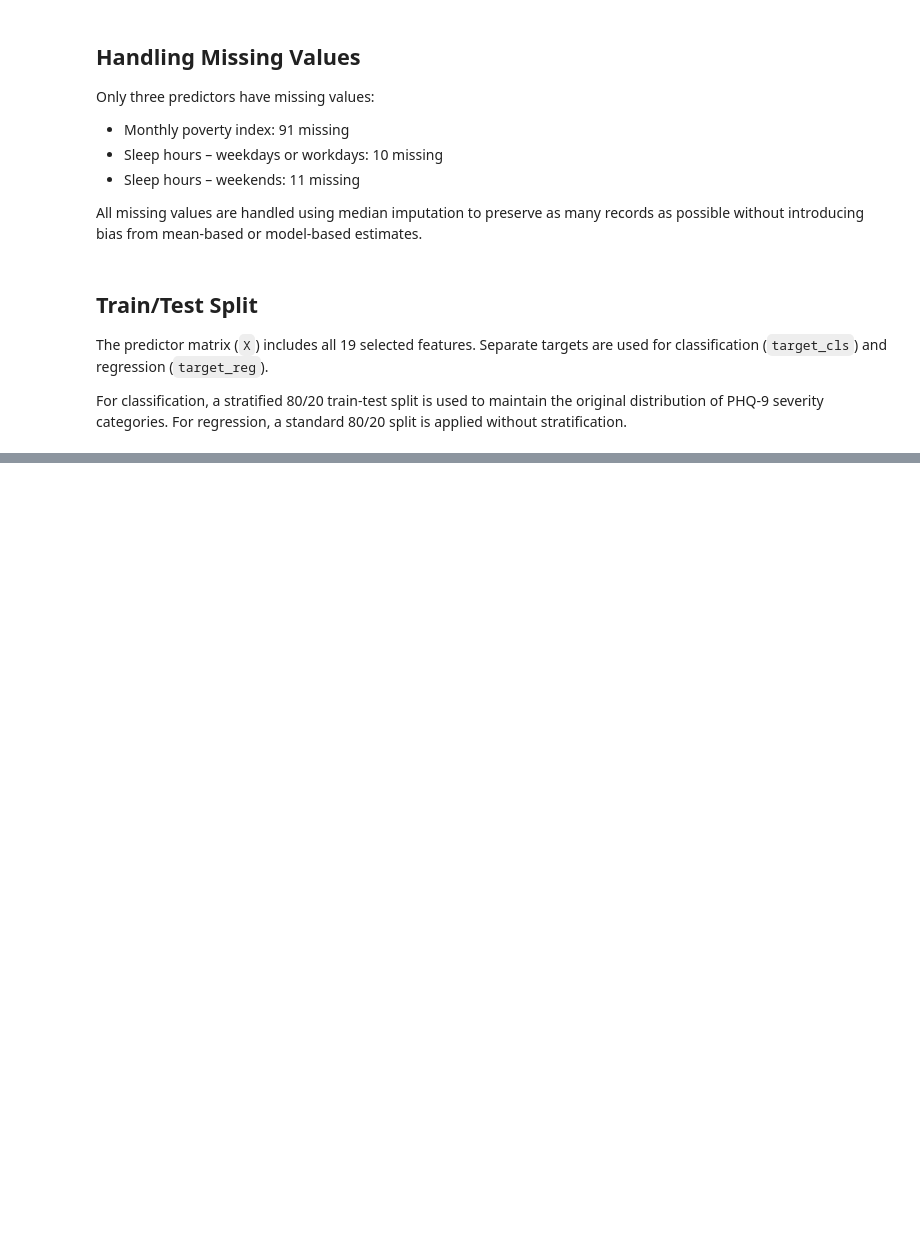
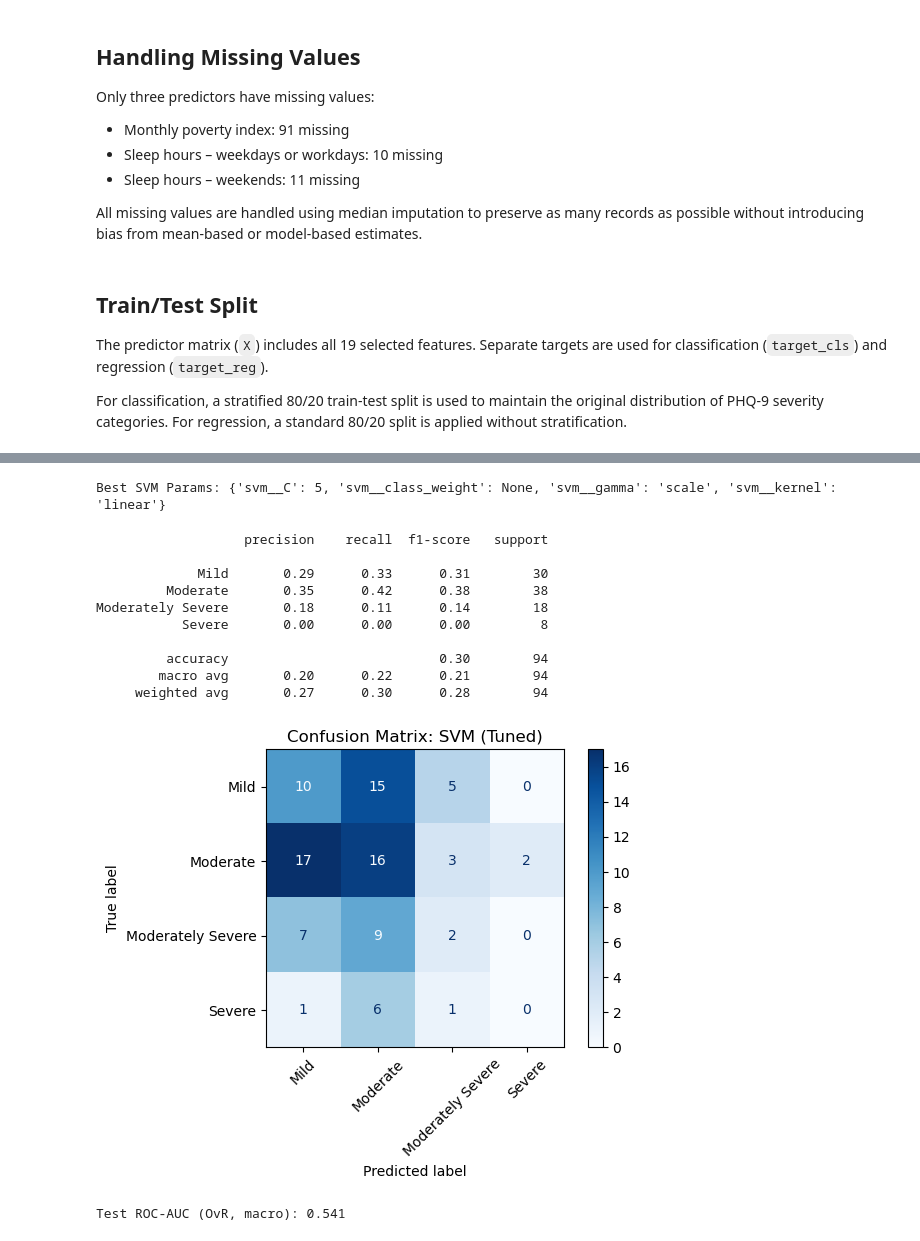
Before and after one commit to aparker03/depression-risk-modeling, a Jupyter notebook: sl/supervised_alexis.ipynb, the cells around one changed output, grey strips where cells are left out. Drawn from its saved outputs; the diff is of its cells as text; code cells hidden in the pictures; blank space fills up the shorter version.

```diff
--- a/sl/supervised_alexis.ipynb
+++ b/sl/supervised_alexis.ipynb
@@ -888,0 +353,66 @@ These failures reveal that while the SVM model captures some signal, it struggle
+# %%
+from sklearn.svm import SVC
+
+# Pipeline with scaler and SVC
+svm_pipeline = Pipeline([
+    ("scaler", StandardScaler()),
+    ("svm", SVC(probability=True, random_state=42))
+])
+
+# Define parameter grid for SVM
+param_grid_svm = {
+    "svm__C": [0.01, 0.1, 1, 5, 10],          # controls margin tightness vs. misclassification
+    "svm__kernel": ["linear", "rbf"],         # linear for interpretability, rbf for flexibility
+    "svm__gamma": ["scale", 0.01, 0.001],     # only used with rbf, affects decision curve shape
+    "svm__class_weight": [None, "balanced"]   # adjusts for class imbalance
+}
+
+# GridSearchCV
+grid_svm = GridSearchCV(
+    estimator=svm_pipeline,
+    param_grid=param_grid_svm,
+    cv=cv,
+    scoring="f1_weighted",
+    n_jobs=-1
+)
+
+# Fit grid search on training data
+grid_svm.fit(X_train_cls, y_train_cls)
+
+# Best parameters
+print("Best SVM Params:", grid_svm.best_params_)
+# %% [output]
+Best SVM Params: {'svm__C': 5, 'svm__class_weight': None, 'svm__gamma': 'scale', 'svm__kernel': 'linear'}
+# %%
+# Evaluate on test set using best estimator
+best_svm_model = grid_svm.best_estimator_
+y_pred_svm = best_svm_model.predict(X_test_cls)
+y_proba_svm = best_svm_model.predict_proba(X_test_cls)
+
+# Classification report
+print(classification_report(y_test_cls, y_pred_svm))
+
+# Confusion matrix
+cm_svm = confusion_matrix(y_test_cls, y_pred_svm, labels=best_svm_model.classes_)
+disp_svm = ConfusionMatrixDisplay(confusion_matrix=cm_svm, display_labels=best_svm_model.classes_)
+disp_svm.plot(cmap="Blues", xticks_rotation=45)
+plt.title("Confusion Matrix: SVM (Tuned)")
+plt.tight_layout()
+plt.show()
+
+# ROC-AUC (OvR, macro average)
+auc_score_svm = roc_auc_score(y_test_cls, y_proba_svm, multi_class="ovr", average="macro")
+print(f"Test ROC-AUC (OvR, macro): {auc_score_svm:.3f}")
+# %% [output]
+                   precision    recall  f1-score   support
+
+             Mild       0.29      0.33      0.31        30
+         Moderate       0.35      0.42      0.38        38
+Moderately Severe       0.18      0.11      0.14        18
+           Severe       0.00      0.00      0.00         8
+
+         accuracy                           0.30        94
+        macro avg       0.20      0.22      0.21        94
+     weighted avg       0.27      0.30      0.28        94
+[figure, added]
+Test ROC-AUC (OvR, macro): 0.541
```
Also changed, not shown: parts of 68 cells of this notebook.
